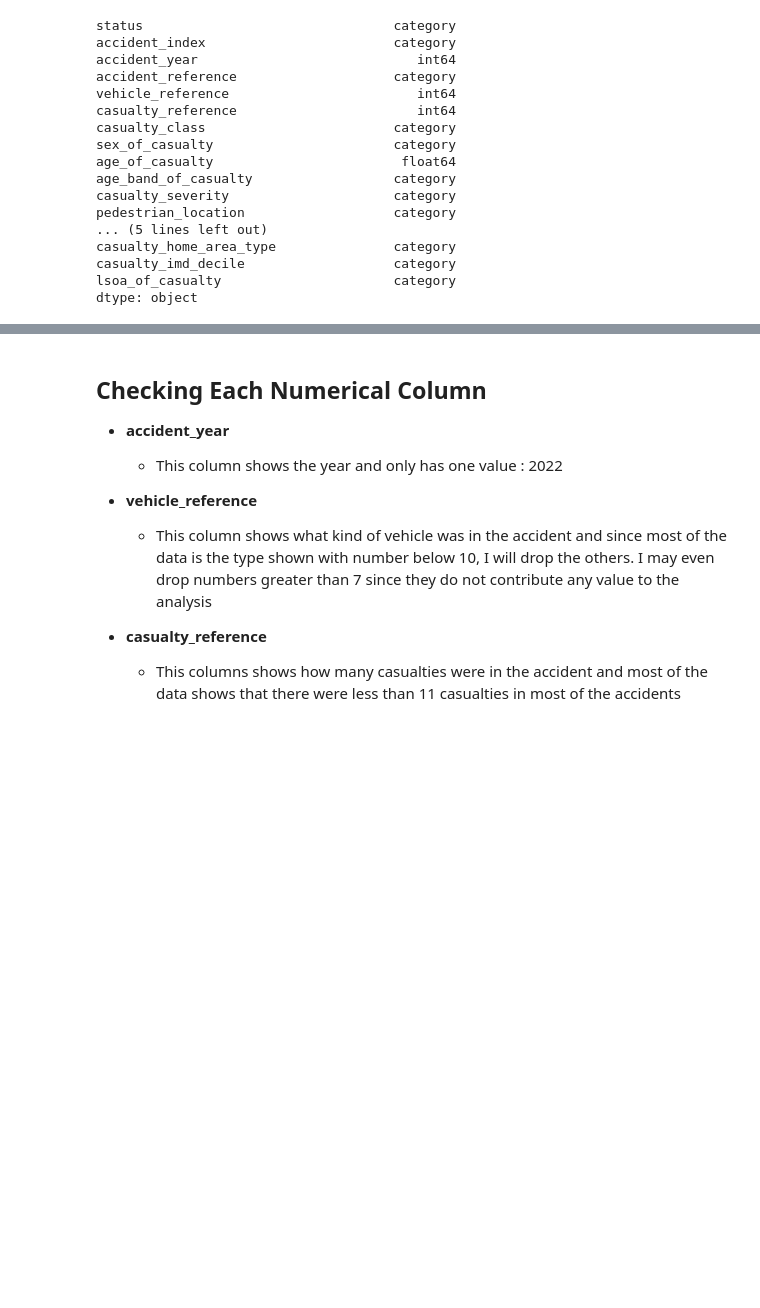
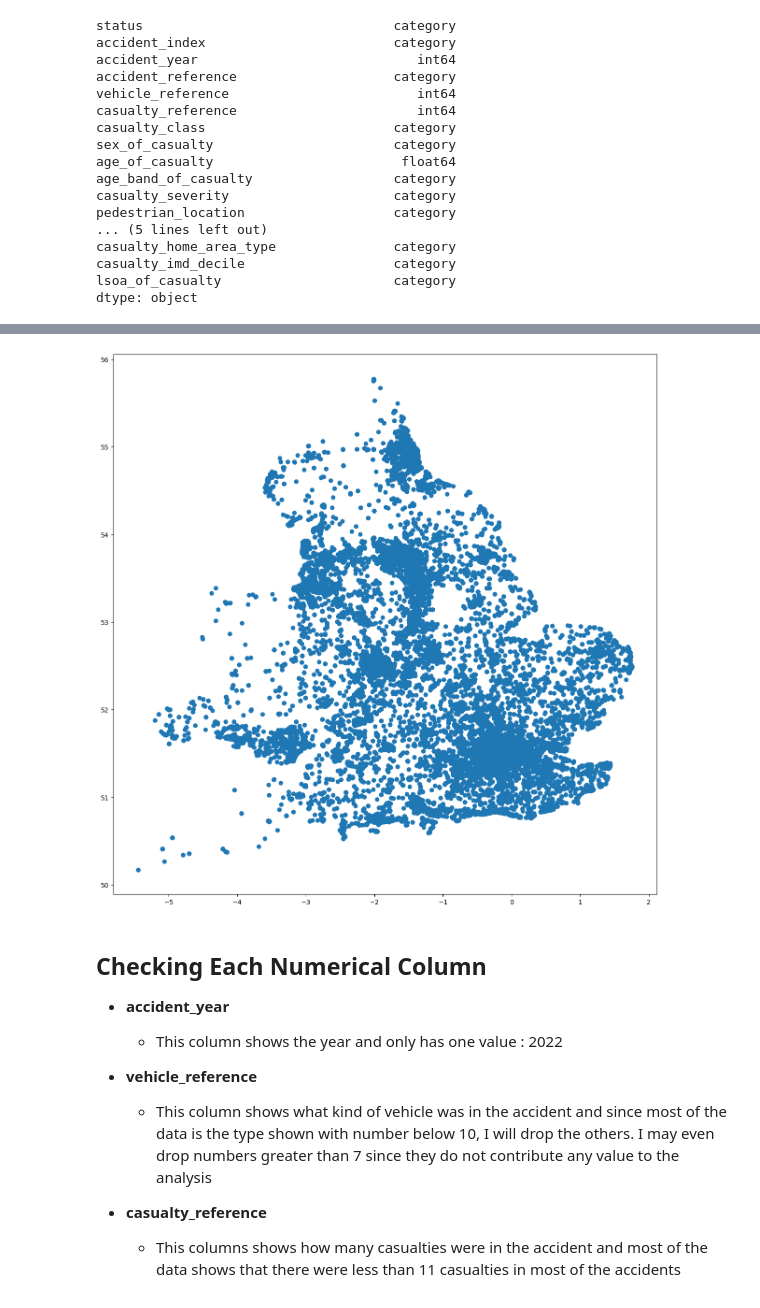
Before and after one commit to ArmanAghania/Road-Casualty-Statistics-and-Analysis, a Jupyter notebook: analysis.ipynb, the cells around one changed output, grey strips where cells are left out. Cells and saved outputs as stored; diff of their text form; code cells hidden in the pictures; blank space fills up the shorter version.

```diff
--- a/analysis.ipynb
+++ b/analysis.ipynb
@@ -704,0 +965,6 @@ df[df['lsoa_of_casualty'] == 'E07000096']
+# %%
+plt.figure(figsize=(15, 15))
+plt.scatter(df['Longitude'], df['Latitude'])
+plt.show()
+# %% [output]
+[figure, added]
```
Also changed, not shown: parts of 48 cells of this notebook, 44 other files.
